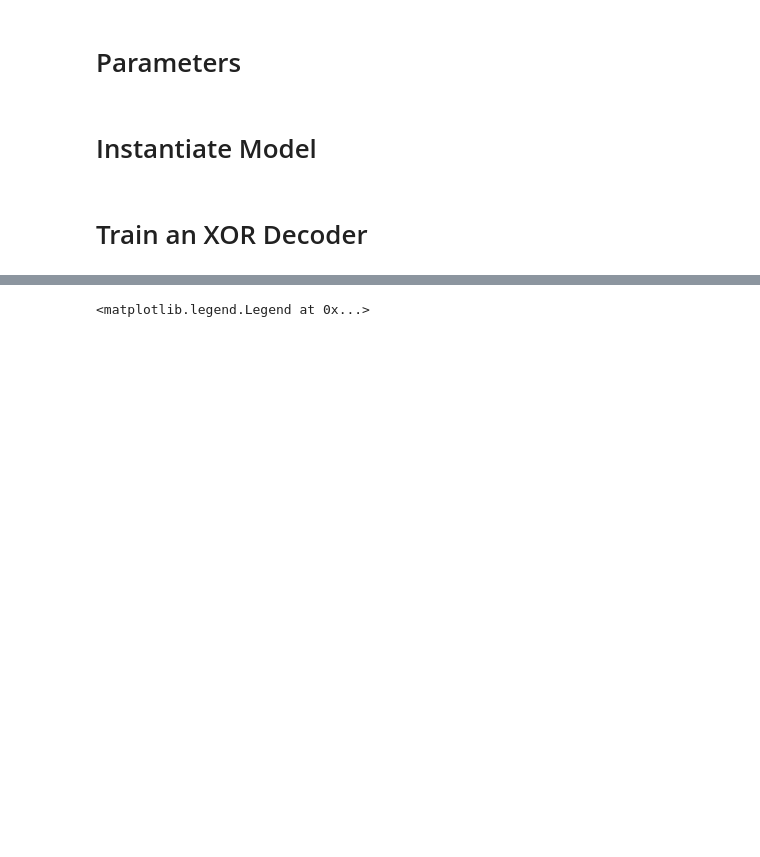
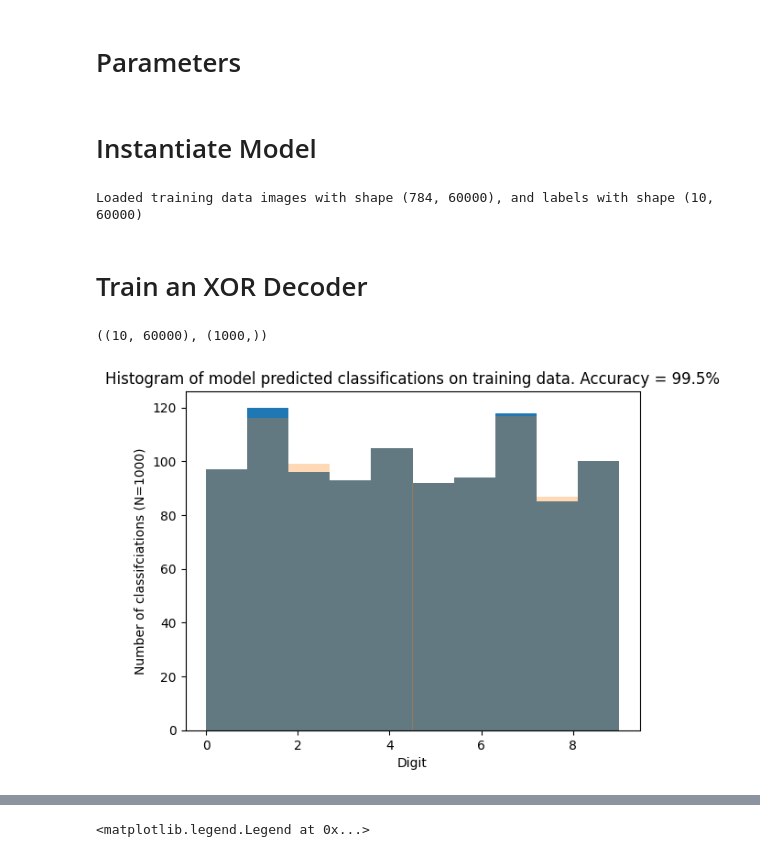
Before and after one commit to Fritz17236/untitled, a Jupyter notebook: mnist/mnist.ipynb, the cells around one changed output, grey strips where cells are left out. Cells and saved outputs as stored; diff of their text form; code cells hidden in the pictures; blank space fills up the shorter version.

Commit message:
training data for mnist looks good

```diff
--- a/mnist/mnist.ipynb
+++ b/mnist/mnist.ipynb
@@ -20,7 +20,12 @@ def one_hot_ten(int_label: torch.Tensor) -> NDArray[np.floating]:
     return oh
 
 def to_numpy_arr(img: PIL.Image) -> NDArray[np.floating]:
-    return np.asarray(img).flatten()
+    # rescale 255 to +/- 1
+    arr = np.asarray(img).flatten()
+    arr = arr / 255 # 0 --> 1
+    arr = arr - .5  # -.5 --> .5
+    arr = 2 * arr   # -1 --> 1
+    return arr
 # %%
 train_data = torchvision.datasets.MNIST(root='./data', download=True, train=True, transform=to_numpy_arr, target_transform=one_hot_ten)
 test_data = torchvision.datasets.MNIST(root='./data', download=True, train=False, transform=to_numpy_arr, target_transform=one_hot_ten)
@@ -55,2 +58,10 @@ model = na.model.NonlinearRegressorModel(config)
+# %%
+model = na.model.NonlinearRegressorModel(config)
+imgs_train, labels_train = zip(*train_data)
+imgs_train = np.asarray(imgs_train).T
+labels_train = np.asarray(labels_train).T
+print(f"Loaded training data images with shape {imgs_train.shape}, and labels with shape {labels_train.shape}")
+# %% [output]
+Loaded training data images with shape (784, 60000), and labels with shape (10, 60000)
 # %% [markdown]
 # Train an XOR Decoder
@@ -57,2 +72,19 @@ model = na.model.NonlinearRegressorModel(config)
+# %%
+labels_train.shape, labels_pred_train.shape
+# %% [output]
+((10, 60000), (1000,))
+# %%
+preds = probs.T.argmax(axis=0)
+
+acc = sum(preds==labels_train.argmax(axis=0)[:1000]) / len(preds)
+
+plt.hist(preds, bins=10)
+plt.hist(labels_train.argmax(axis=0)[:1000], bins=10, alpha=0.3)
+plt.title(f"Histogram of model predicted classifications on training data. Accuracy = {100 *acc}%")
+plt.xlabel("Digit")
+plt.ylabel(f"Number of classifciations (N={len(preds)})")
+plt.show()
+# %% [output]
+[figure, added]
 # %%
 # %% [output]
```
Also changed, not shown: parts of 7 cells of this notebook, 5 other files.
